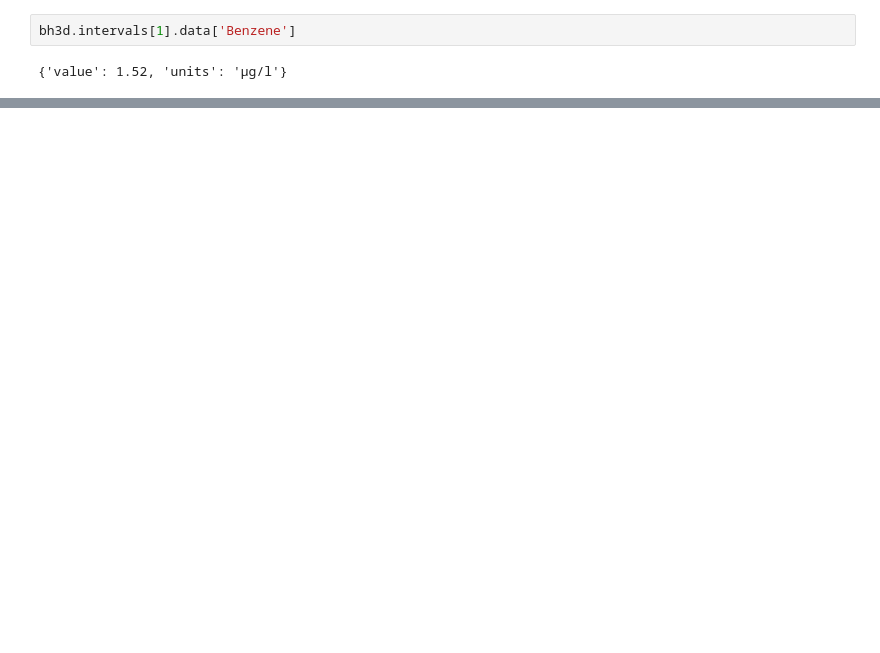
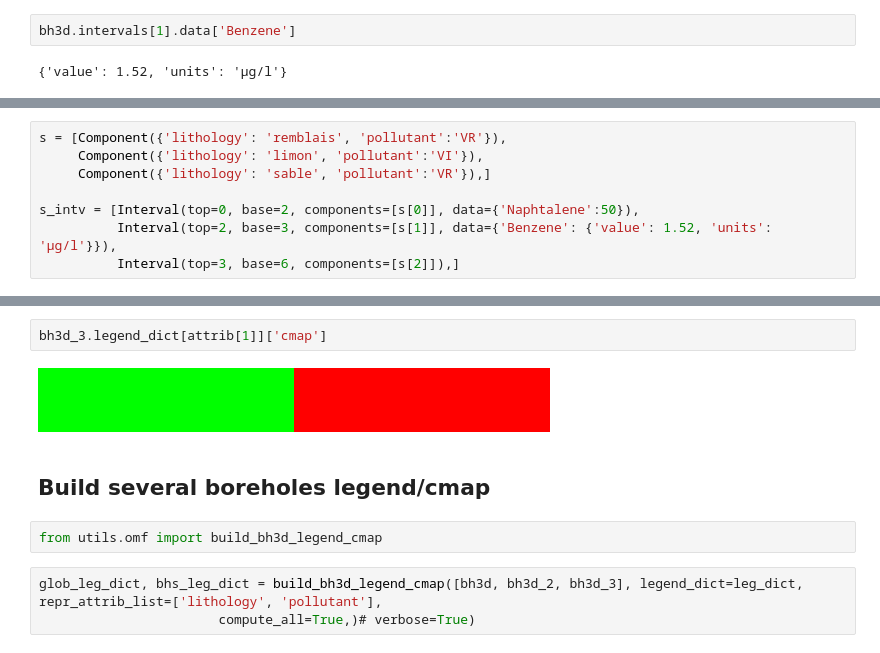
Before and after one commit to kaufmanno/GSDMA, a Jupyter notebook: playground/TFE_test/Samples_representation.ipynb, the cells around one changed output, grey strips where cells are left out. Drawn from its saved outputs; the diff is of its cells as text; blank space fills up the shorter version.

```diff
--- a/playground/TFE_test/Samples_representation.ipynb
+++ b/playground/TFE_test/Samples_representation.ipynb
@@ -62,0 +45,8 @@ build_bh3d_legend([bh3d], leg_dict)
+# %%
+s = [Component({'lithology': 'remblais', 'pollutant':'VR'}),
+     Component({'lithology': 'limon', 'pollutant':'VI'}),
+     Component({'lithology': 'sable', 'pollutant':'VR'}),]
+
+s_intv = [Interval(top=0, base=2, components=[s[0]], data={'Naphtalene':50}),
+          Interval(top=2, base=3, components=[s[1]], data={'Benzene': {'value': 1.52, 'units': 'µg/l'}}),
+          Interval(top=3, base=6, components=[s[2]]),]
@@ -62,0 +85,11 @@ build_bh3d_legend([bh3d], leg_dict)
+# %%
+bh3d_3.legend_dict[attrib[1]]['cmap']
+# %% [output]
+[figure, added]
+# %% [markdown]
+## Build several boreholes legend/cmap
+# %%
+from utils.omf import build_bh3d_legend_cmap
+# %%
+glob_leg_dict, bhs_leg_dict = build_bh3d_legend_cmap([bh3d, bh3d_2, bh3d_3], legend_dict=leg_dict, repr_attrib_list=['lithology', 'pollutant'],
+                       compute_all=True,)# verbose=True)
```
Also changed, not shown: parts of 34 cells of this notebook, 5 other files.
